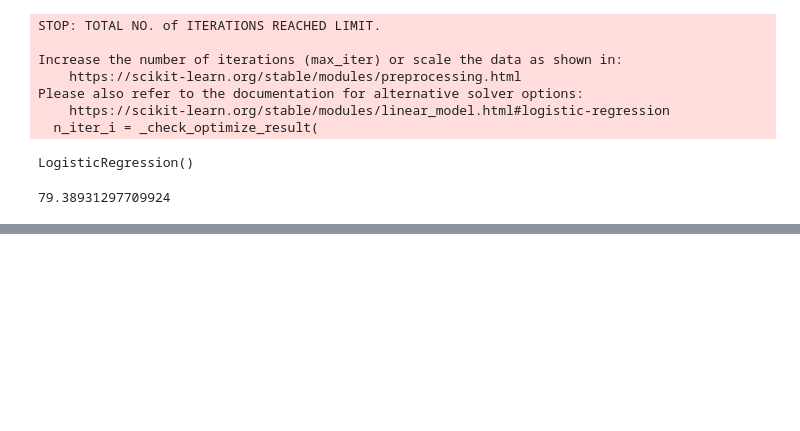
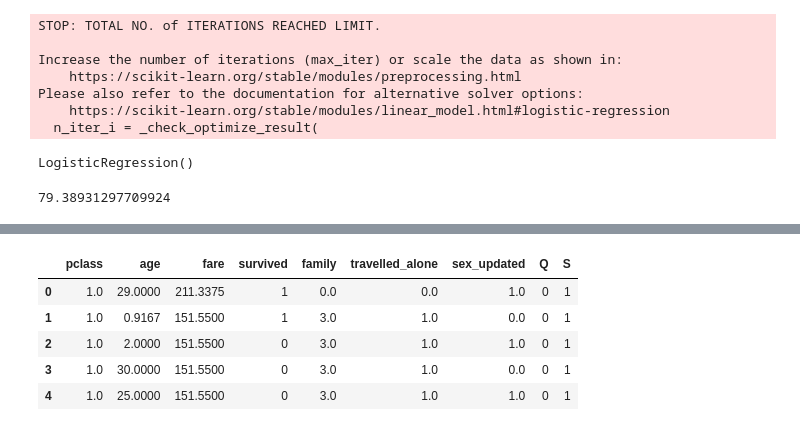
Before and after one commit to Akudavale/python-codes, a Jupyter notebook: sklearn_practice.ipynb, the cells around one changed output, grey strips where cells are left out. Cells and saved outputs as stored; diff of their text form; code cells hidden in the pictures; blank space fills up the shorter version.

```diff
--- a/sklearn_practice.ipynb
+++ b/sklearn_practice.ipynb
@@ -506,0 +516,2 @@ array([[204,  32],
+# %%
+df.drop(['sibsp', 'parch'], axis=1, inplace=True)
@@ -506,0 +520,9 @@ array([[204,  32],
+# %%
+df.head()
+# %% [output]
+|  | pclass | age | fare | survived | family | travelled_alone | sex_updated | Q | S |
+| 0 | 1.0 | 29.0000 | 211.3375 | 1 | 0.0 | 0.0 | 1.0 | 0 | 1 |
+| 1 | 1.0 | 0.9167 | 151.5500 | 1 | 3.0 | 1.0 | 0.0 | 0 | 1 |
+| 2 | 1.0 | 2.0000 | 151.5500 | 0 | 3.0 | 1.0 | 1.0 | 0 | 1 |
+| 3 | 1.0 | 30.0000 | 151.5500 | 0 | 3.0 | 1.0 | 0.0 | 0 | 1 |
+| 4 | 1.0 | 25.0000 | 151.5500 | 0 | 3.0 | 1.0 | 1.0 | 0 | 1 |
```
Also changed, not shown: parts of 23 cells of this notebook.
